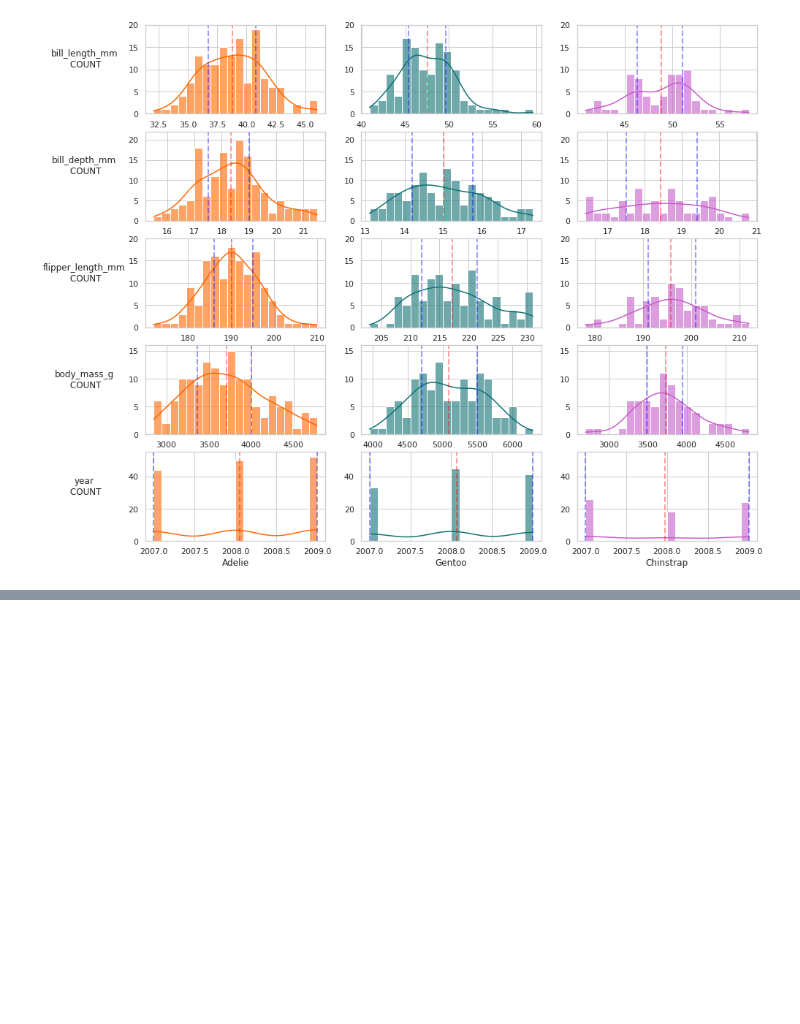
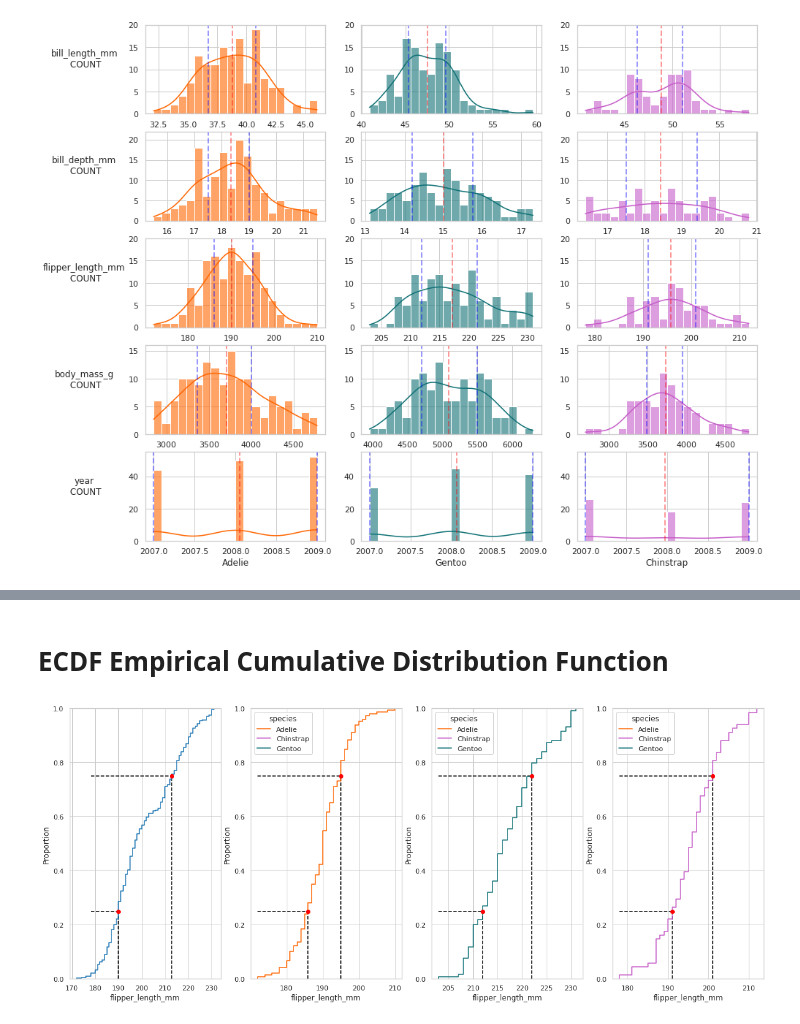
Before and after one commit to mazzaroli/EDA, a Jupyter notebook: project/notebook.ipynb, the cells around one changed output, grey strips where cells are left out. Cells and saved outputs as stored; diff of their text form; code cells hidden in the pictures; blank space fills up the shorter version.

```diff
--- a/project/notebook.ipynb
+++ b/project/notebook.ipynb
@@ -302,0 +324,14 @@ for i in range(len(numeric_columns)):
+# %%
+# Top 5 medidas mas probables del largo en mm de ala por especie
+a = pd.DataFrame([])
+
+for i in range(len(specie)):
+    a[species[i]] = ( empiricaldist.Pmf.from_seq(specie[i].flipper_length_mm,normalize=True))
+
+print(f'''
+{(a.Chinstrap.sort_values(ascending=False).dropna().head()*100).round(2)}
+
+{(a.Adelie.sort_values(ascending=False).dropna().head()*100).round(2)}
+
+{(a.Gentoo.sort_values(ascending=False).dropna().head()*100).round(2)}
+''')
@@ -302,0 +357,39 @@ for i in range(len(numeric_columns)):
+# %% [markdown]
+# ECDF Empirical Cumulative Distribution Function
+# %%
+# Grafico ECDF con sus rangos intercuartilicos
+fig,ax = plt.subplots(1,4,figsize=(20,8))
+
+p_1 = 0.25 # specifi probability
+p_2 = 0.75
+ps = (p_1, p_2) # IQR
+
+for i in range(len(species)+1):
+    sns.ecdfplot(
+    ax = ax[i],
+    data=penguins_df if i == 0 else specie[i-1],
+    x='flipper_length_mm',
+    hue='species' if i !=0 else None,
+    palette=penguin_color
+    )
+
+    qs = empiricaldist.Cdf.from_seq(penguins_df.flipper_length_mm if i ==0 else specie[i-1].flipper_length_mm,normalize=True).inverse(ps)
+
+    # if i == 0:
+        # pass
+    # else:
+    ax[i].vlines(
+        x=qs,
+        ymin=0,
+        ymax=ps,
+        linestyles='--',color='black',
+    )
+    ax[i].hlines(
+        y=ps,
+        xmin=empiricaldist.Cdf.from_seq(specie[i-1].flipper_length_mm,normalize=True).qs[0],
+        xmax=qs,
+        linestyles='--',color='black',
+    )
+    ax[i].plot(qs,ps,'ro') # puntos de interseccion
+# %% [output]
+[figure, added]
```
Also changed, not shown: parts of 15 cells of this notebook, 1 other file.
